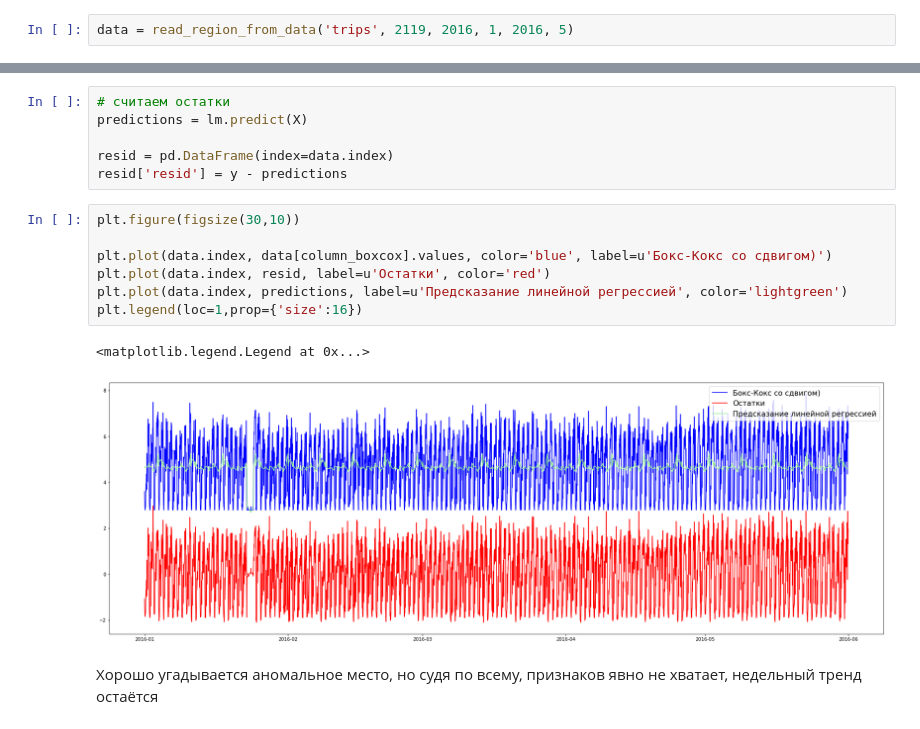
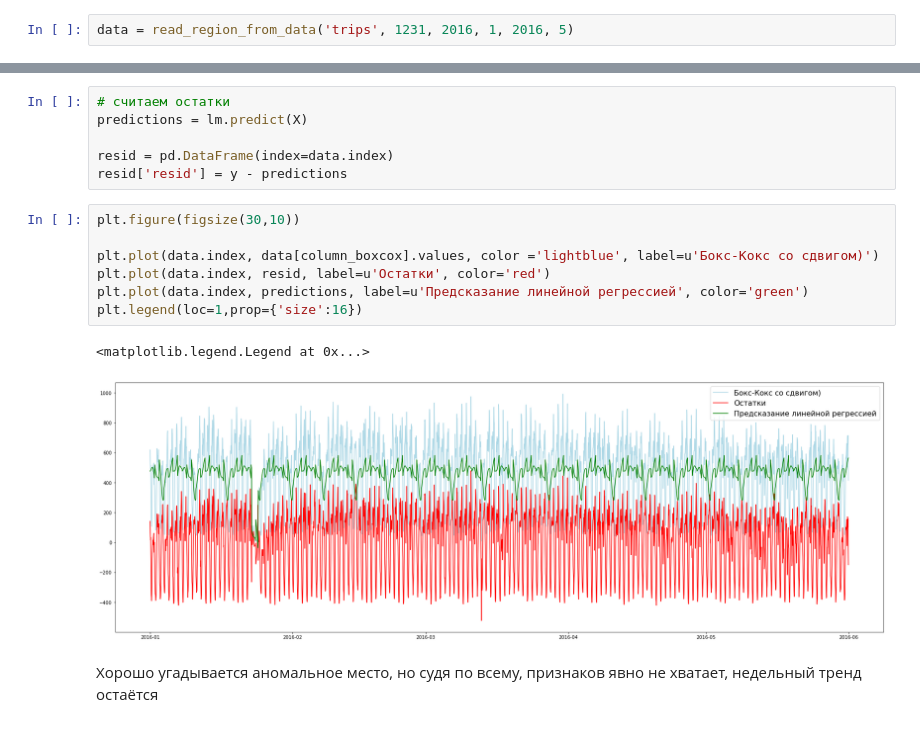
Before and after one commit to GavrilinEugene/Yellow_Taxi_NY, a Jupyter notebook: first_models.ipynb, the cells around one changed output, grey strips where cells are left out. Cells and saved outputs as stored; diff of their text form.

```diff
--- a/first_models.ipynb
+++ b/first_models.ipynb
@@ -57,5 +59,5 @@ def shifted_boxcox(y, shift=10):
 # %%
-data = read_region_from_data('trips', 2119, 2016, 1, 2016, 5)
+data = read_region_from_data('trips', 1231, 2016, 1, 2016, 5)
 # %%
 plt.figure(figsize(30,10))
 data.plot()
@@ -137,13 +139,13 @@ resid['resid'] = y - predictions
 # %%
 plt.figure(figsize(30,10))
 
-plt.plot(data.index, data[column_boxcox].values, color='blue', label=u'Бокс-Кокс со сдвигом)')
+plt.plot(data.index, data[column_boxcox].values, color ='lightblue', label=u'Бокс-Кокс со сдвигом)')
 plt.plot(data.index, resid, label=u'Остатки', color='red')
-plt.plot(data.index, predictions, label=u'Предсказание линейной регрессией', color='lightgreen')
+plt.plot(data.index, predictions, label=u'Предсказание линейной регрессией', color='green')
 plt.legend(loc=1,prop={'size':16})
 # %% [output]
 <matplotlib.legend.Legend at 0x...>
-[figure, old version]
+[figure, new version]
 # %% [markdown]
 Хорошо угадывается аномальное место, но судя по всему, признаков явно не хватает, недельный тренд остаётся
 # %% [markdown]
```
Also changed, not shown: parts of 28 cells of this notebook.
